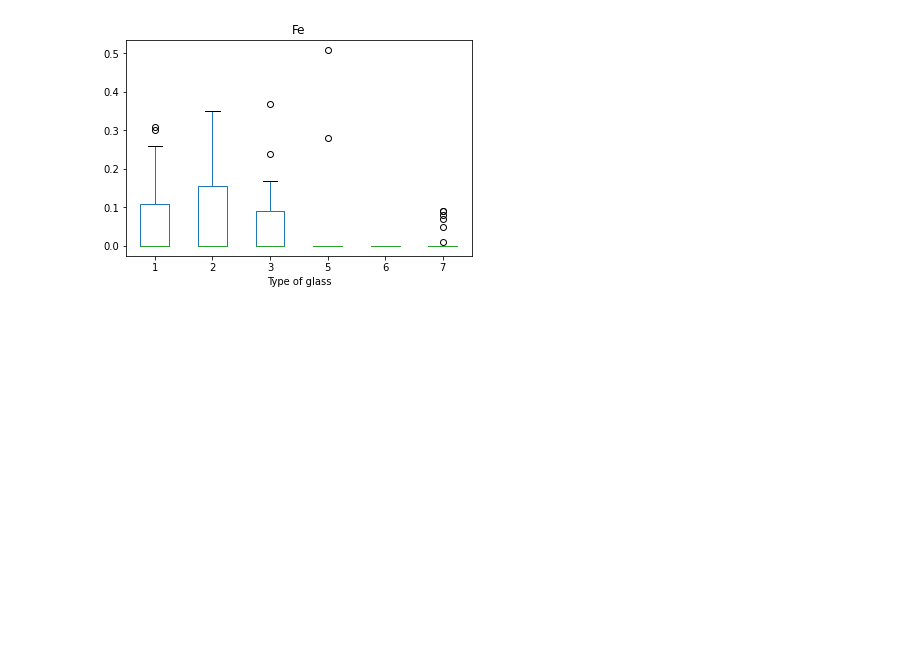
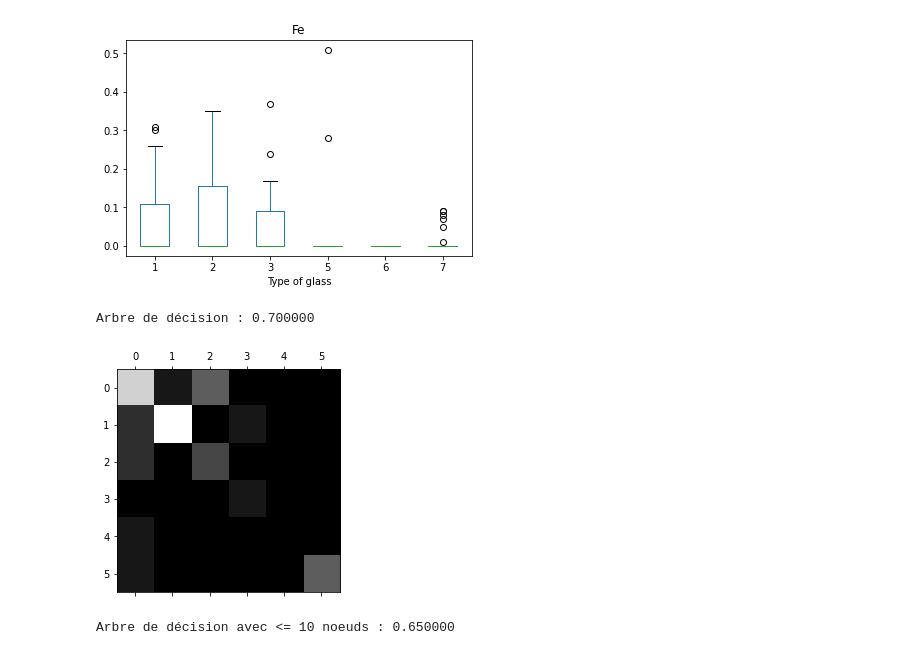
Before and after one commit to RaphaelJ-S/inf5081-tp1, a Jupyter notebook: app/app.ipynb, the cells around one changed output. Drawn from its saved outputs; the diff is of its cells as text; code cells hidden in the pictures; blank space fills up the shorter version.

```diff
--- a/app/app.ipynb
+++ b/app/app.ipynb
@@ -343,0 +136,18 @@ for column in data.data_frame.columns:
+# %%
+# Arbre de décision et prédiction
+
+arbre = decision_tree(train_features, train_label)
+
+arbre_prediction = arbre.predict(test_features)
+
+print("Arbre de décision : %f " % accuracy_score(test_label, arbre_prediction))
+# %% [output]
+Arbre de décision : 0.700000
+# %%
+# Matrice de confusion pour l'arbre de décision
+
+conf_mx = confusion_matrix(test_label, arbre_prediction)
+plt.matshow(conf_mx, cmap=plt.cm.gray)
+plt.show()
+# %% [output]
+[figure, added]
@@ -343,0 +167,9 @@ for column in data.data_frame.columns:
+# %%
+# Arbre de décision avec 10 noeuds et prédiction
+
+arbre_elaguer = elaguerArbre(arbre,10)
+arbre_elaguer_prediction = arbre_elaguer.predict(test_features)
+
+print("Arbre de décision avec <= 10 noeuds : %f " % accuracy_score(test_label, arbre_elaguer_prediction))
+# %% [output]
+Arbre de décision avec <= 10 noeuds : 0.650000
```
Also changed, not shown: parts of 45 cells of this notebook, 2 other files.
